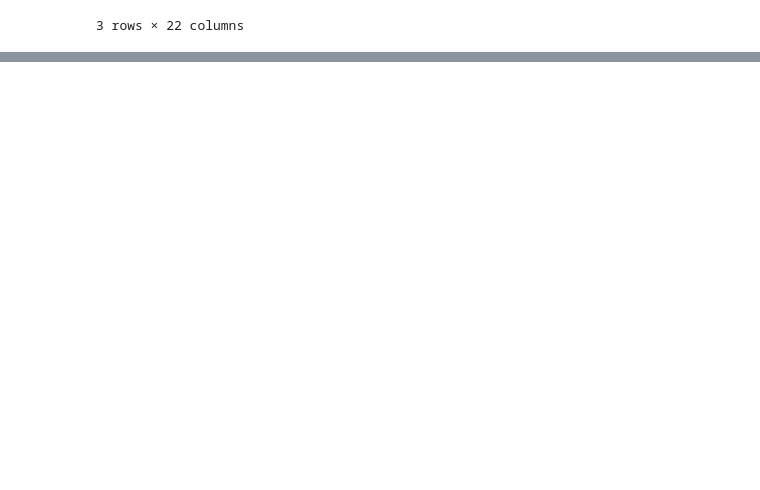
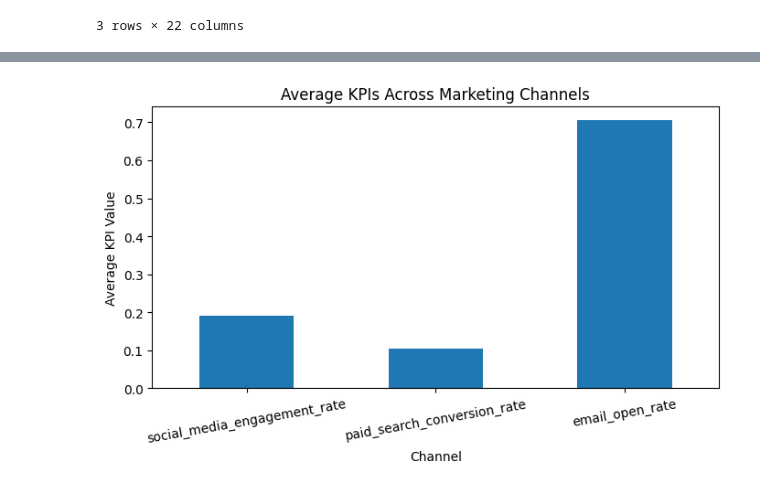
Before and after one commit to ProgressBG-Python-Course/ProgressBG-Python-Digitall-Slides, a Jupyter notebook: pages/themes/BulkMappingUpdateWithPython/examples/MarketingPerformanceDashboardUpdate/MarketingPerformanceDashboardUpdate.ipynb, the cells around one changed output, grey strips where cells are left out. Cells and saved outputs as stored; diff of their text form; code cells hidden in the pictures; blank space fills up the shorter version.

```diff
--- a/pages/themes/BulkMappingUpdateWithPython/examples/MarketingPerformanceDashboardUpdate/MarketingPerformanceDashboardUpdate.ipynb
+++ b/pages/themes/BulkMappingUpdateWithPython/examples/MarketingPerformanceDashboardUpdate/MarketingPerformanceDashboardUpdate.ipynb
@@ -295,0 +342,9 @@ merged_df
+# %%
+# List of columns that should be numeric but are currently objects
+columns_to_convert = ['clicks', 'sessions', 'pageviews', 'users']
+
+# Convert these columns to numeric, coercing any errors (which will result in NaN values for non-convertible entries)
+for col in columns_to_convert:
+    merged_df[col] = pd.to_numeric(merged_df[col], errors='coerce')
+
+merged_df.info()
@@ -295,0 +373,2 @@ merged_df
+# %%
+merged_df.fillna(0, inplace=True)
@@ -295,0 +398,7 @@ merged_df
+# %%
+import matplotlib.pyplot as plt
+
+# set 'date' column as index in order to plot the data
+merged_df.set_index('date', inplace=True)
+merged_df[['post_impressions', 'clicks', 'pageviews', 'opens']].plot(subplots=True, figsize=(8, 6))
+plt.show()
@@ -295,0 +434,9 @@ merged_df
+# %%
+# calculate KPIs and store them in a new DF
+kpi_data = {
+    'social_media_engagement_rate': (merged_df['likes'] + merged_df['comments'] + merged_df['shares']) / merged_df['post_reach'],
+    'paid_search_conversion_rate': merged_df['conversions'] / merged_df['clicks'],
+    'email_open_rate': merged_df['opens'] / merged_df['emails_sent'],
+}
+kpi_df = pd.DataFrame(kpi_data)
+kpi_df
@@ -295,0 +449,9 @@ merged_df
+# %%
+kpi_df.mean().plot(kind='bar', figsize=(8, 4))
+plt.title('Average KPIs Across Marketing Channels')
+plt.ylabel('Average KPI Value')
+plt.xlabel('Channel')
+plt.xticks(rotation=10)
+plt.show()
+# %% [output]
+[figure, added]
```
Also changed, not shown: parts of 17 cells of this notebook.
